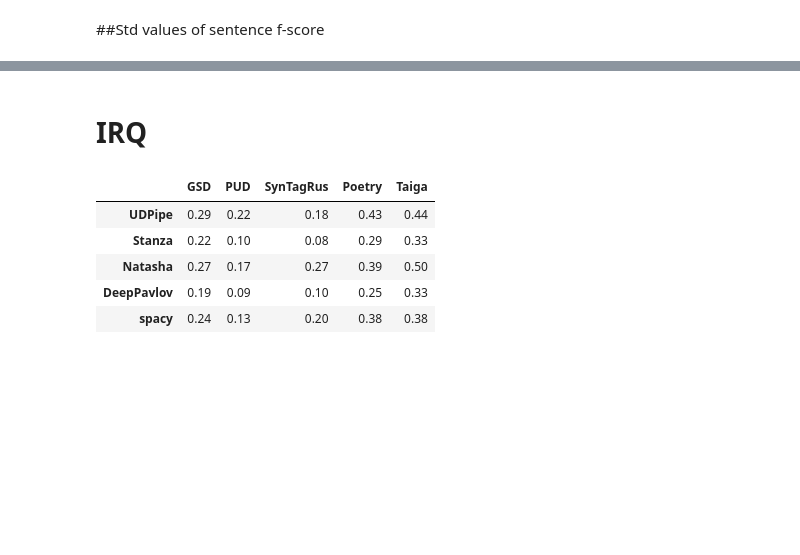
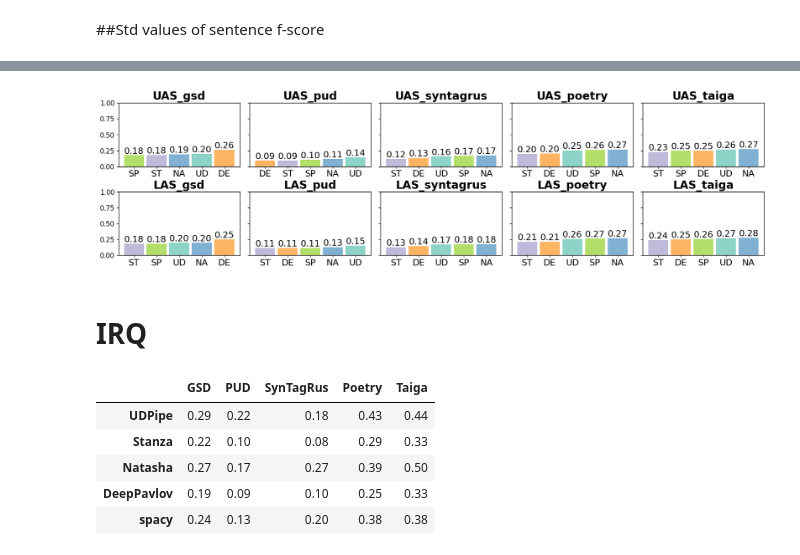
Before and after one commit to Derinhelm/parser_stat, a Jupyter notebook: Russian_parser_statistics.ipynb, the cells around one changed output, grey strips where cells are left out. Cells and saved outputs as stored; diff of their text form; code cells hidden in the pictures; blank space fills up the shorter version.

```diff
--- a/Russian_parser_statistics.ipynb
+++ b/Russian_parser_statistics.ipynb
@@ -457,5 +482,5 @@ uas_std_df
 # %%
-las_std_df = pd.DataFrame([[f"{align_las_f[treebank][p].std() * 100:.0f}%"
+las_std_df = pd.DataFrame([[align_las_f[treebank][p].std()
                           for treebank in treebank_names] for p in parser_names],
-                        index=parser_titles, columns=treebank_titles)
+                        index=parser_names, columns=treebank_names)
 # %%
@@ -470,3 +495,32 @@ las_std_df
+# %%
+import matplotlib.pyplot as plt
+from matplotlib import colormaps
+
+x_count = 2
+y_count = 5
+f, ax = plt.subplots(x_count, y_count, figsize=(21, 5), sharey=True)
+plt.subplots_adjust(wspace=0.08, hspace=0.4)
+for i, t in enumerate(treebank_names):
+  u_titles, u_values = list(zip(*(sorted(dict(uas_std_df[t]).items(), key=lambda x:x[1]))))
+  cur_ax = get_ax(ax, i, x_count, y_count)
+  p = cur_ax.bar(u_titles, u_values, color = [parser_colors[p] for p in u_titles], width=0.88)
+  cur_ax.bar_label(p, label_type='edge', fmt=lambda v: f"{v:.2f}", size=16)
+  cur_ax.set_title(f"UAS_{t}", size=20, weight="bold")
+  cur_ax.set_ylim([0, 1.0])
+  cur_ax.set_xticks(list(range(len(u_titles))), [p[:2].upper() for p in u_titles], fontdict={'fontsize':16})
+for i, t in enumerate(treebank_names):
+  l_titles, l_values = list(zip(*(sorted(dict(las_std_df[t]).items(), key=lambda x:x[1]))))
+  cur_ax = get_ax(ax, i + 5, x_count, y_count)
+  p = cur_ax.bar(l_titles, l_values, color = [parser_colors[p] for p in l_titles],
+                 width=0.88)
+  cur_ax.bar_label(p, label_type='edge', fmt=lambda v: f"{v:.2f}", size=16)
+  cur_ax.set_title(f"LAS_{t}", size=20, weight="bold")
+  cur_ax.set_ylim([0, 1.0])
+  cur_ax.set_xticks(list(range(len(l_titles))), [p[:2].upper() for p in l_titles], fontdict={'fontsize':16})
+plt.savefig("/content/pics/sorted_std.eps", format='eps', dpi=300, bbox_inches='tight')
+plt.show()
+# %% [output]
+[figure, added]
 # %% [markdown]
 # IRQ
 # %%
```
Also changed, not shown: parts of 23 cells of this notebook.
